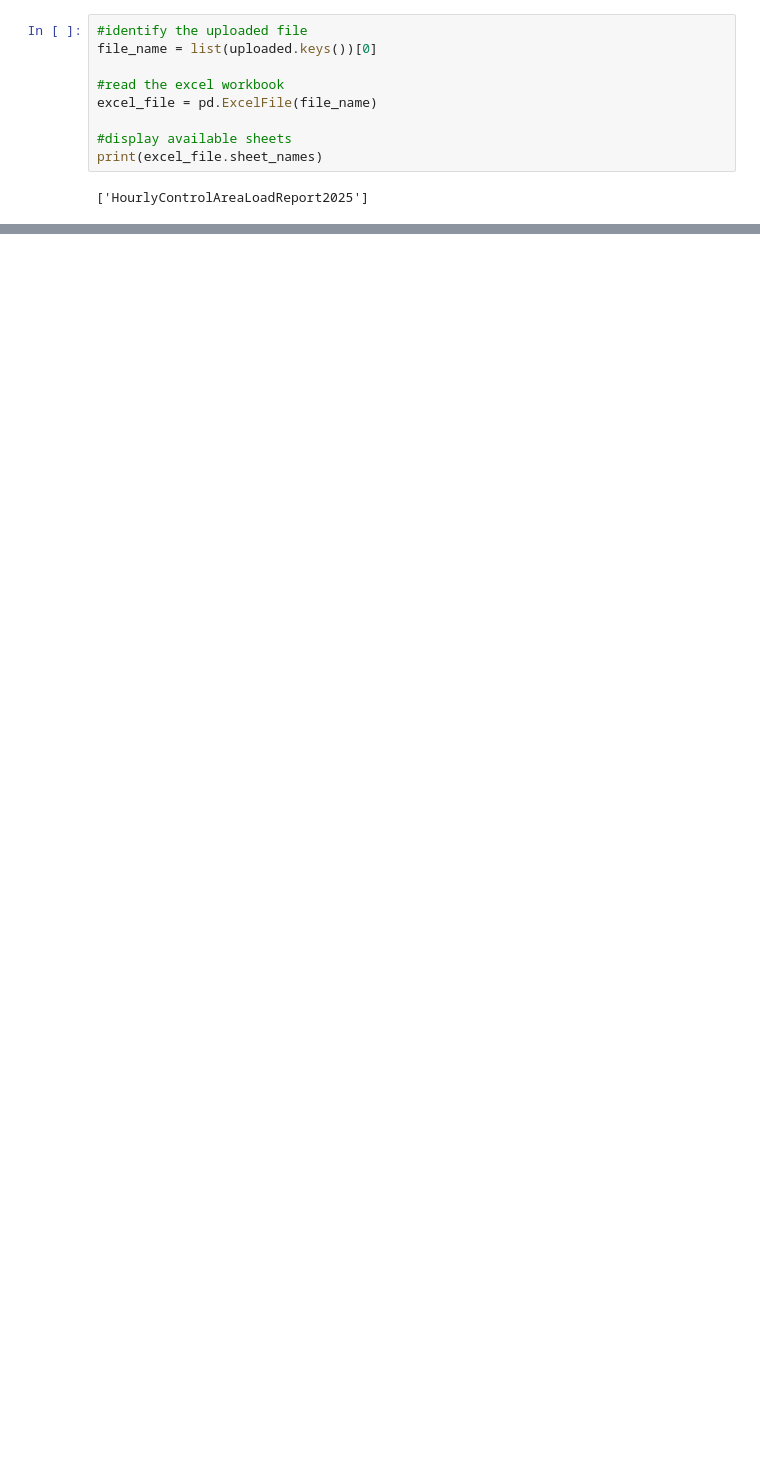
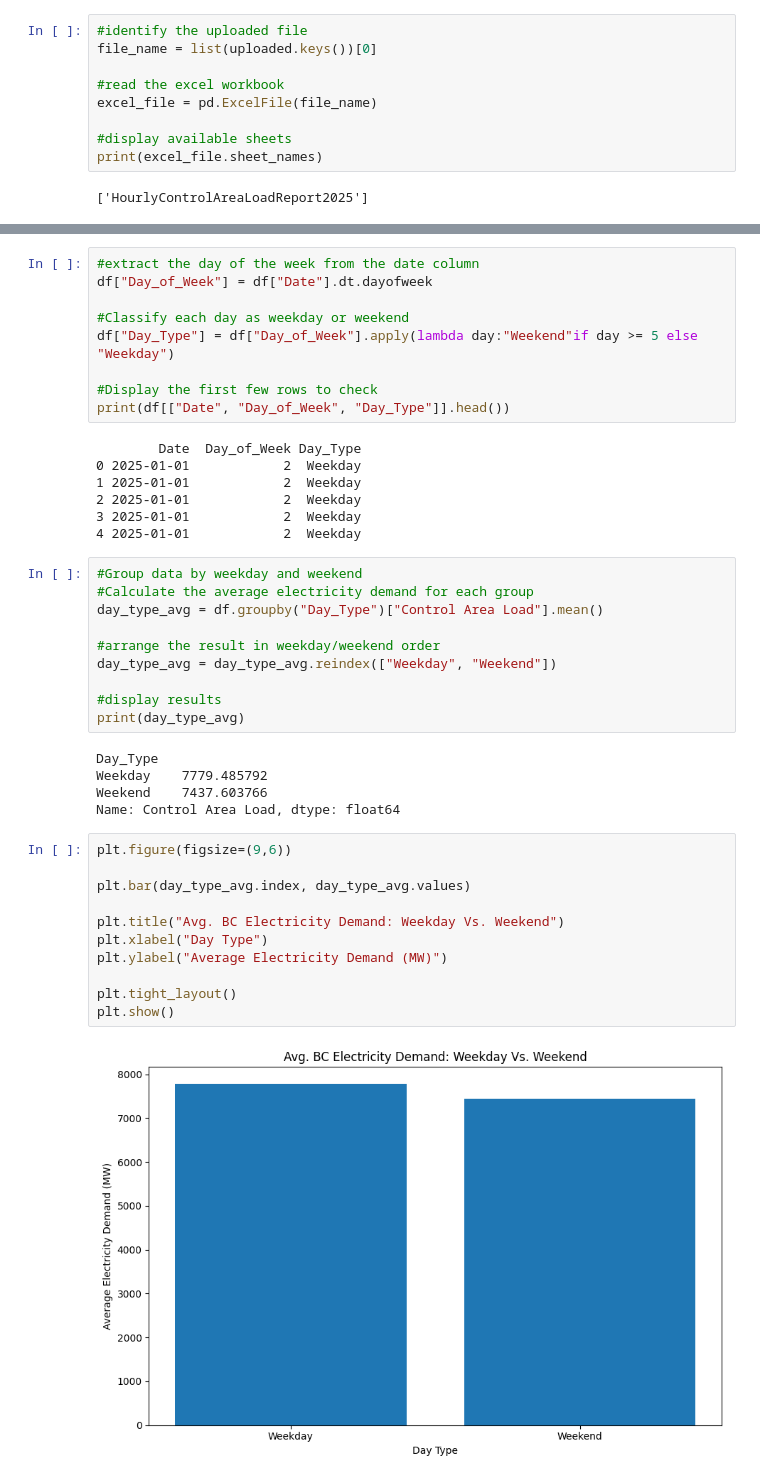
Before and after one commit to ChayanikaAwasthi/bc-electricity-demand-analysis, a Jupyter notebook: 01_BC_Electricity_Demand_Analysis.ipynb, the cells around one changed output, grey strips where cells are left out. Drawn from its saved outputs; the diff is of its cells as text; blank space fills up the shorter version.

```diff
--- a/01_BC_Electricity_Demand_Analysis.ipynb
+++ b/01_BC_Electricity_Demand_Analysis.ipynb
@@ -282,0 +352,44 @@ plt.show()
+# %%
+#extract the day of the week from the date column
+df["Day_of_Week"] = df["Date"].dt.dayofweek
+
+#Classify each day as weekday or weekend
+df["Day_Type"] = df["Day_of_Week"].apply(lambda day:"Weekend"if day >= 5 else "Weekday")
+
+#Display the first few rows to check
+print(df[["Date", "Day_of_Week", "Day_Type"]].head())
+# %% [output]
+        Date  Day_of_Week Day_Type
+0 2025-01-01            2  Weekday
+1 2025-01-01            2  Weekday
+2 2025-01-01            2  Weekday
+3 2025-01-01            2  Weekday
+4 2025-01-01            2  Weekday
+# %%
+#Group data by weekday and weekend
+#Calculate the average electricity demand for each group
+day_type_avg = df.groupby("Day_Type")["Control Area Load"].mean()
+
+#arrange the result in weekday/weekend order
+day_type_avg = day_type_avg.reindex(["Weekday", "Weekend"])
+
+#display results
+print(day_type_avg)
+# %% [output]
+Day_Type
+Weekday    7779.485792
+Weekend    7437.603766
+Name: Control Area Load, dtype: float64
+# %%
+plt.figure(figsize=(9,6))
+
+plt.bar(day_type_avg.index, day_type_avg.values)
+
+plt.title("Avg. BC Electricity Demand: Weekday Vs. Weekend")
+plt.xlabel("Day Type")
+plt.ylabel("Average Electricity Demand (MW)")
+
+plt.tight_layout()
+plt.show()
+# %% [output]
+[figure, added]
```
Also changed, not shown: parts of 35 cells of this notebook.
